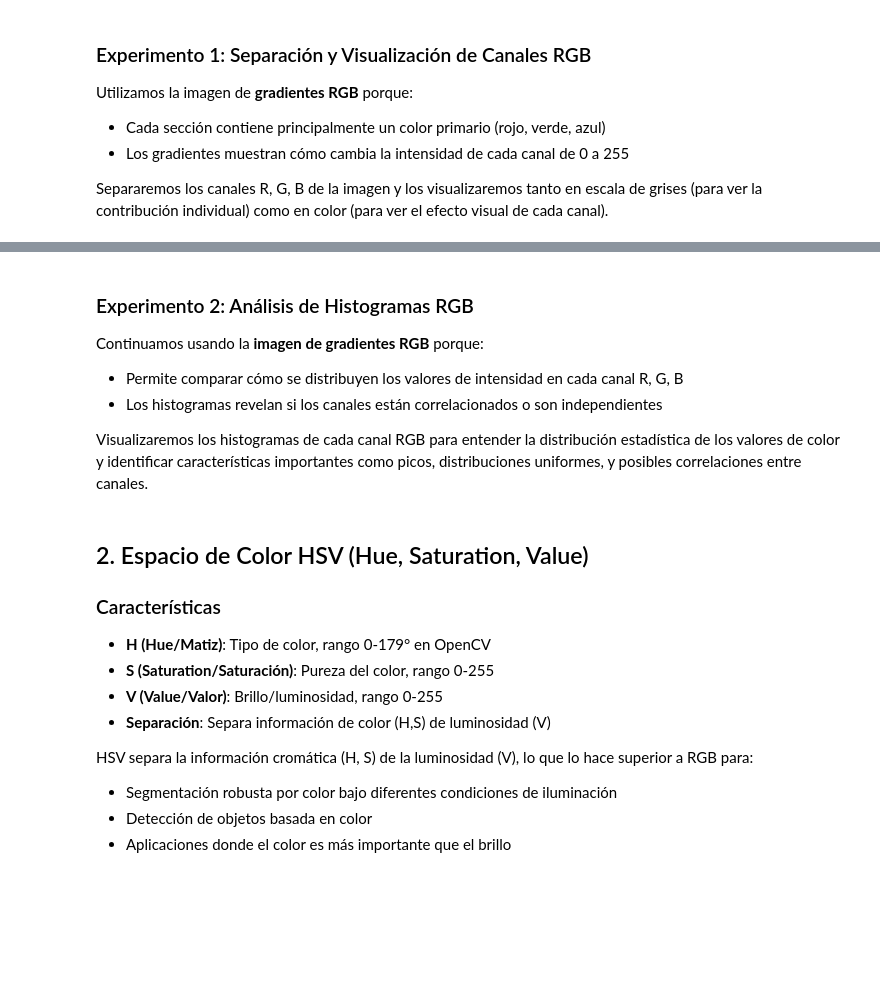
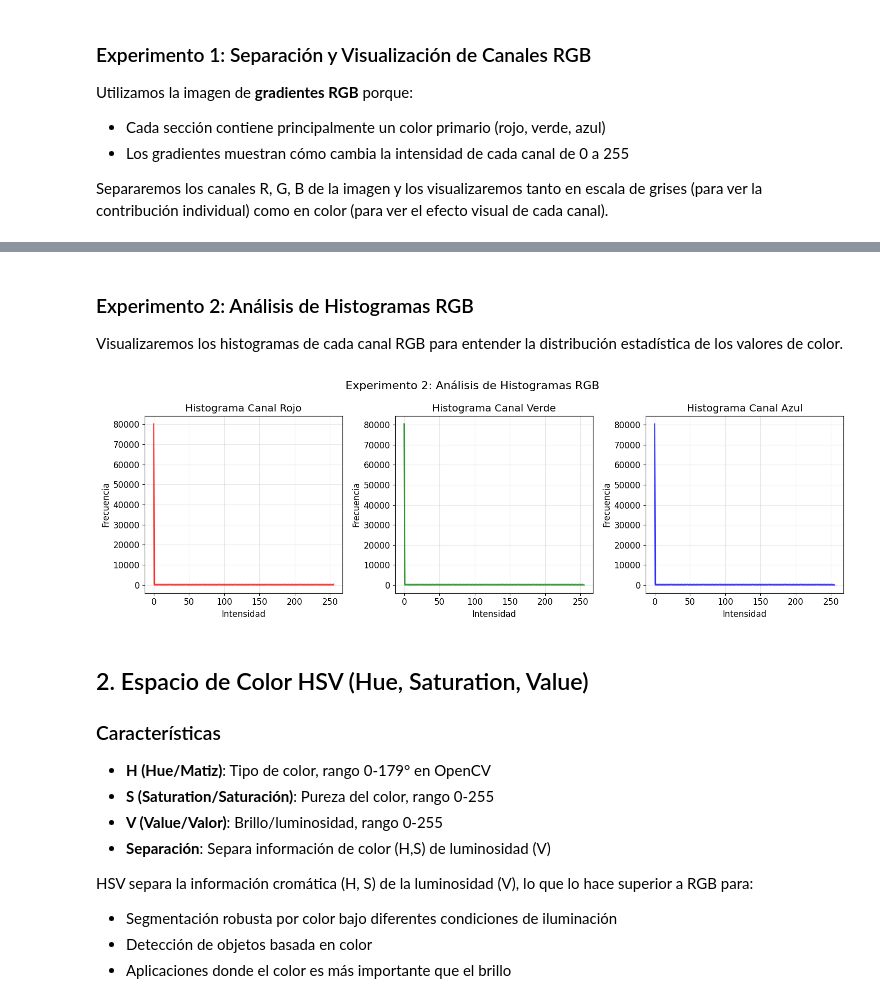
Before and after one commit to Shovar/UA2_AA1.-Comparaci-n-de-distintos-espacios-de-color-en-im-genes-digitales, a Jupyter notebook: espacios_color.ipynb, the cells around one changed output, grey strips where cells are left out. Saved outputs shown, nothing was run; the diff lists cells and outputs as text; code cells hidden in the pictures; blank space fills up the shorter version.

```diff
--- a/espacios_color.ipynb
+++ b/espacios_color.ipynb
@@ -378,12 +387,7 @@ plt.show()
 # %% [markdown]
 ### Experimento 2: Análisis de Histogramas RGB
 
-Continuamos usando la **imagen de gradientes RGB** porque:
-- Permite comparar cómo se distribuyen los valores de intensidad en cada canal R, G, B
-- Los histogramas revelan si los canales están correlacionados o son independientes
-
-
-Visualizaremos los histogramas de cada canal RGB para entender la distribución estadística de los valores de color y identificar características importantes como picos, distribuciones uniformes, y posibles correlaciones entre canales.
+Visualizaremos los histogramas de cada canal RGB para entender la distribución estadística de los valores de color.
 # %%
 # Experimento 2: Análisis de Histogramas RGB
 def analizar_histogramas_rgb(imagen):
@@ -400,49 +404,35 @@ def analizar_histogramas_rgb(imagen):
 # Calcular histogramas
 hist_r, hist_g, hist_b, r, g, b = analizar_histogramas_rgb(img_gradiente)
 
 # Visualizar histogramas RGB
 fig, axes = plt.subplots(1, 3, figsize=(15, 5))
 
 axes[0].plot(hist_r, color='red', alpha=0.7, linewidth=2)
 axes[0].fill_between(range(256), hist_r.flatten(), alpha=0.3, color='red')
 axes[0].set_title('Histograma Canal Rojo')
 axes[0].set_xlabel('Intensidad')
 axes[0].set_ylabel('Frecuencia')
 axes[0].grid(True, alpha=0.3)
 
 axes[1].plot(hist_g, color='green', alpha=0.7, linewidth=2)
 axes[1].fill_between(range(256), hist_g.flatten(), alpha=0.3, color='green')
 axes[1].set_title('Histograma Canal Verde')
 axes[1].set_xlabel('Intensidad')
 axes[1].set_ylabel('Frecuencia')
 axes[1].grid(True, alpha=0.3)
 
 axes[2].plot(hist_b, color='blue', alpha=0.7, linewidth=2)
 axes[2].fill_between(range(256), hist_b.flatten(), alpha=0.3, color='blue')
 axes[2].set_title('Histograma Canal Azul')
 axes[2].set_xlabel('Intensidad')
 axes[2].set_ylabel('Frecuencia')
 axes[2].grid(True, alpha=0.3)
 
 plt.suptitle('Experimento 2: Análisis de Histogramas RGB', fontsize=16)
 plt.tight_layout()
 plt.show()
-
-# Análisis estadístico
-
-print(f"Canal Rojo - Media: {np.mean(r):.1f}, Desv.Est: {np.std(r):.1f}")
-print(f"Canal Verde - Media: {np.mean(g):.1f}, Desv.Est: {np.std(g):.1f}")
-print(f"Canal Azul - Media: {np.mean(b):.1f}, Desv.Est: {np.std(b):.1f}")
-
-# Calcular correlaciones entre canales
-corr_rg = np.corrcoef(r.ravel(), g.ravel())[0,1]
-corr_rb = np.corrcoef(r.ravel(), b.ravel())[0,1]
-corr_gb = np.corrcoef(g.ravel(), b.ravel())[0,1]
-
-print(f"\nCorrelaciones entre canales:")
-print(f"Rojo-Verde: {corr_rg:.3f}")
-print(f"Rojo-Azul: {corr_rb:.3f}")
-print(f"Verde-Azul: {corr_gb:.3f}")
+# %% [output]
+[figure, added]
 # %% [markdown]
 ## 2. Espacio de Color HSV (Hue, Saturation, Value)
 
```
Also changed, not shown: parts of 23 cells of this notebook.
